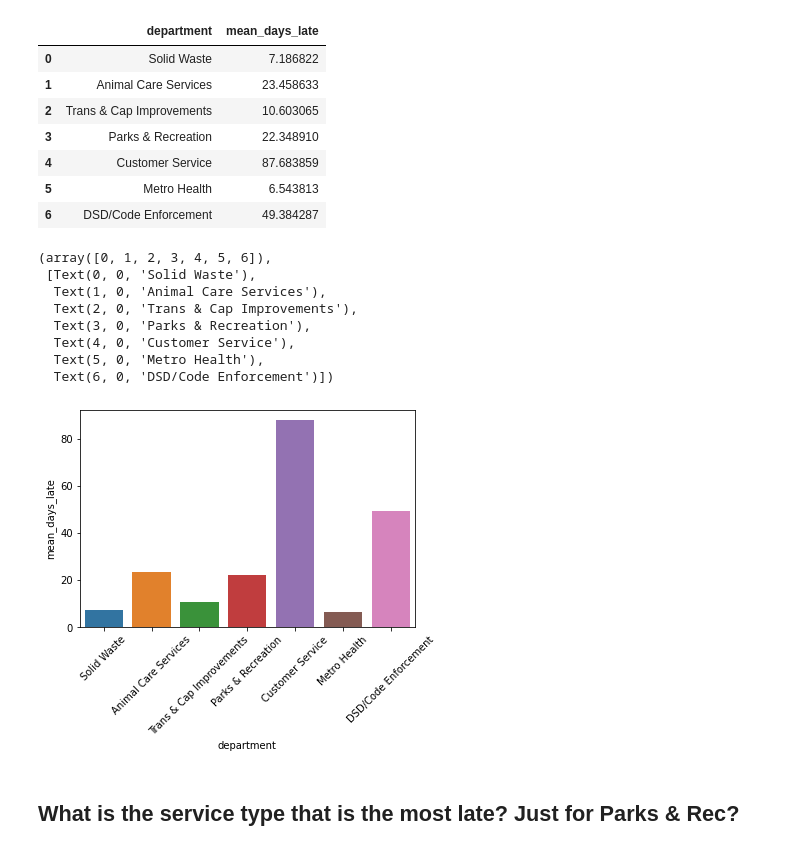
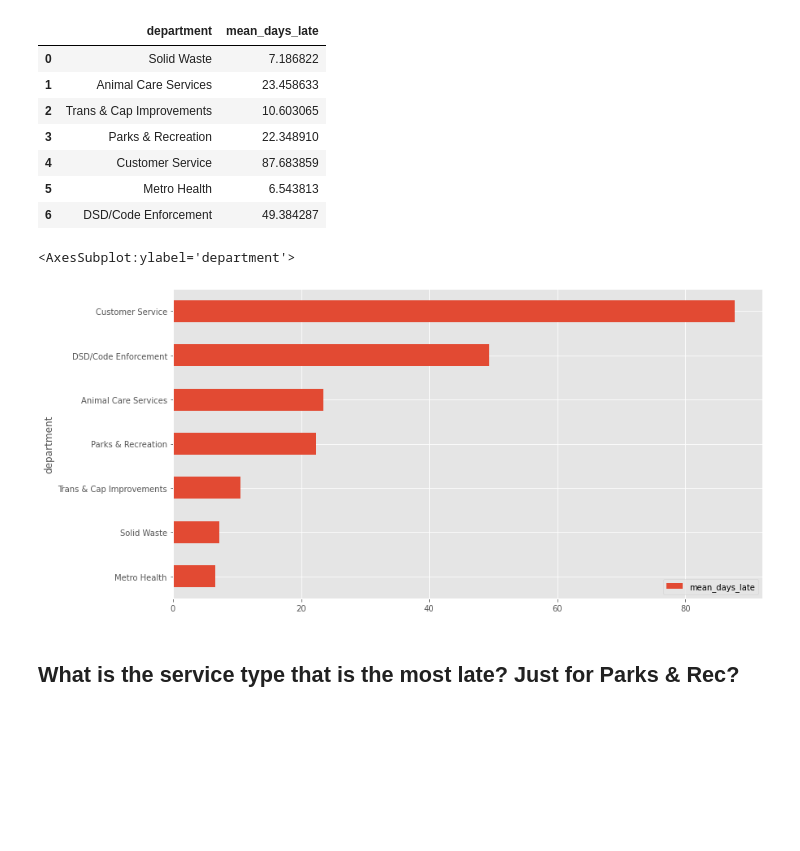
Before and after one commit to brianclements03/spark_exercises, a Jupyter notebook: explore.ipynb, the cells around one changed output. Cells and saved outputs as stored; diff of their text form; code cells hidden in the pictures; blank space fills up the shorter version.

```diff
--- a/explore.ipynb
+++ b/explore.ipynb
@@ -15,6 +15,13 @@ spark = pyspark.sql.SparkSession.builder.getOrCreate()
 df = wrangle_311(spark)
 print("\ndf shape: (%d, %d)\n" % (df.count(), len(df.columns)))
 df.show(1, vertical=True)
+
+
+plt.ion()
+# tweak the matplotlib style defaults
+plt.rc("figure", figsize=(13, 7))
+plt.rc("font", size=14)
+plt.style.use("ggplot")
 # %% [output]
 [wrangle.py] reading case.csv
 [wrangle.py] handling data types
@@ -174,18 +211,11 @@ answer3
 | 5 | Metro Health | 6.543813 |
 | 6 | DSD/Code Enforcement | 49.384287 |
 # %%
-sns.barplot(data=answer3, x='department', y='mean_days_late')
-plt.xticks(rotation=45)
+answer3.set_index('department').sort_values(by='mean_days_late').plot.barh()
+# plt.xticks(rotation=45)
 # %% [output]
-(array([0, 1, 2, 3, 4, 5, 6]),
- [Text(0, 0, 'Solid Waste'),
-  Text(1, 0, 'Animal Care Services'),
-  Text(2, 0, 'Trans & Cap Improvements'),
-  Text(3, 0, 'Parks & Recreation'),
-  Text(4, 0, 'Customer Service'),
-  Text(5, 0, 'Metro Health'),
-  Text(6, 0, 'DSD/Code Enforcement')])
+<AxesSubplot:ylabel='department'>
-[figure, old version]
+[figure, new version]
 # %% [markdown]
 ## What is the service type that is the most late? Just for Parks & Rec?
 # %%
```
Also changed, not shown: parts of 21 cells of this notebook.
